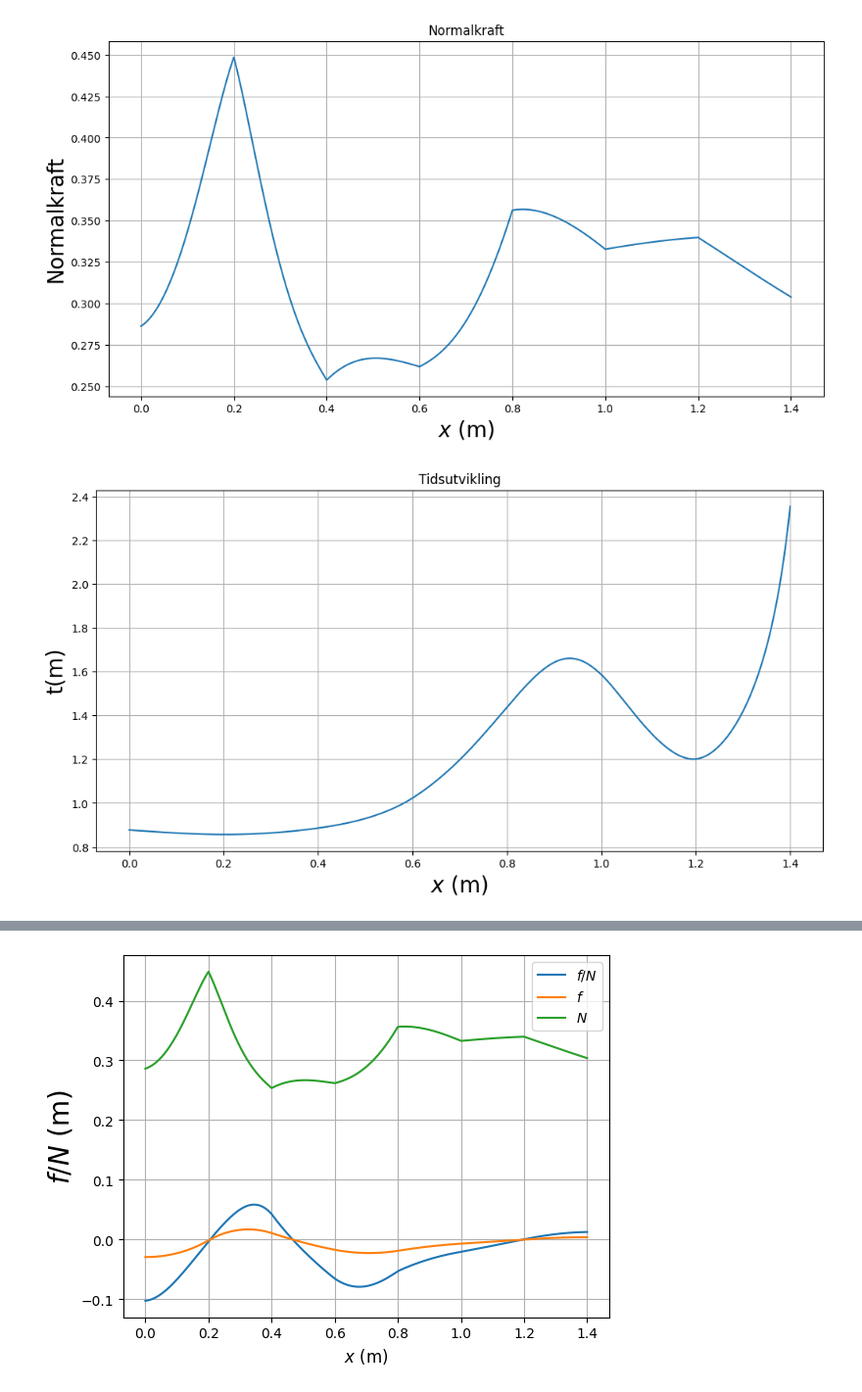
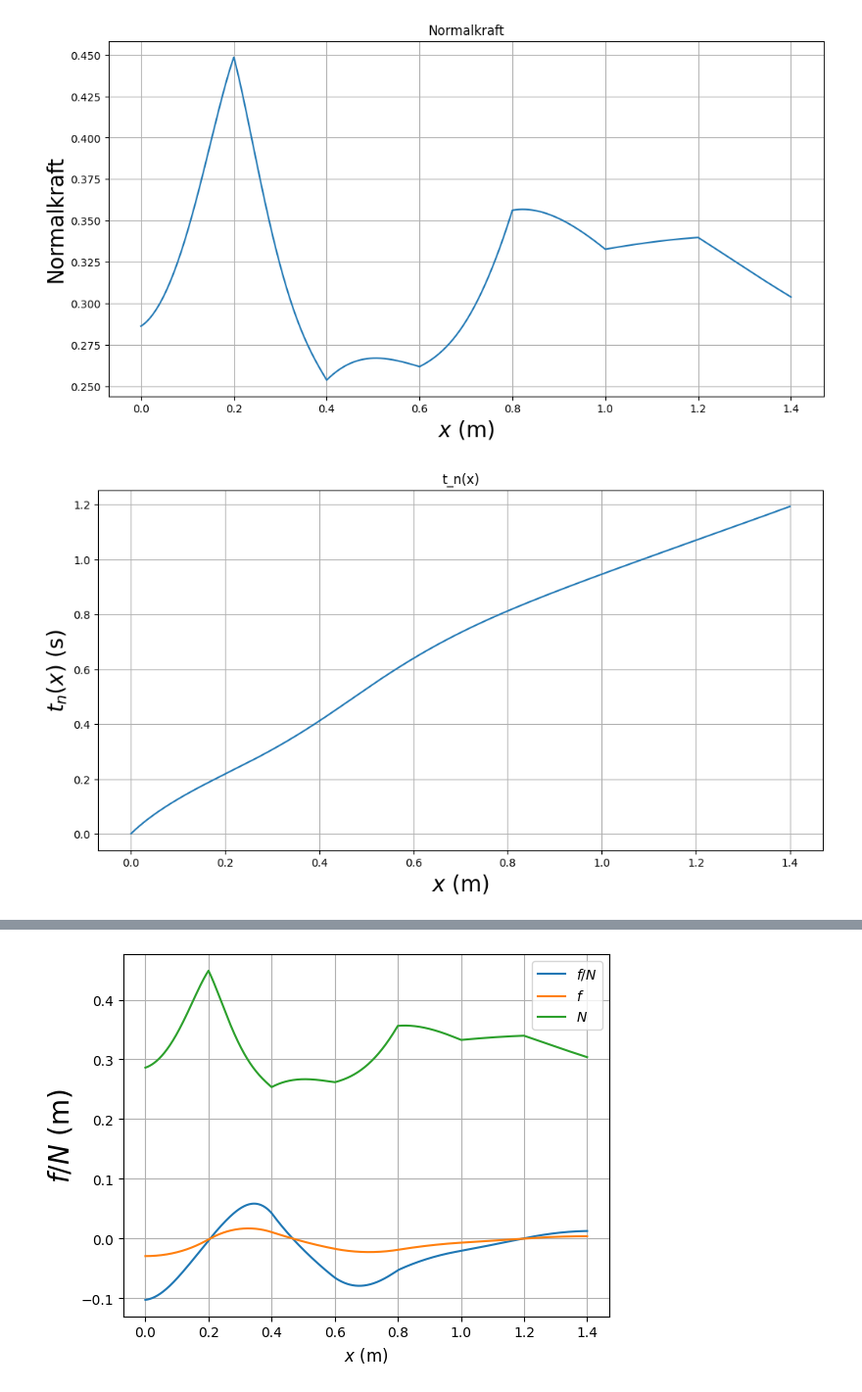
Before and after one commit to KSkrede/FysikkLab, a Jupyter notebook: FysikkLab.ipynb, the cells around one changed output, grey strips where cells are left out. Shown at 98% size. Cells and saved outputs as stored; diff of their text form; code cells hidden in the pictures.

```diff
--- a/FysikkLab.ipynb
+++ b/FysikkLab.ipynb
@@ -79,7 +79,7 @@ R = 0.011
 treghetmoment = c*M*R*R
 # %%
 # fart
-def v(x):
+def v():
     return np.sqrt((2*9.81*(y[0]-y)/1+c))
 # %%
 fart = plt.figure('y(x)', figsize=(12, 6))
@@ -94,6 +94,6 @@ plt.show()
 # %%
 # hellningsvinkel
-def betha(x):
+def betha():
     return np.arctan(dy)
 # %%
 beta = plt.figure('y(x)', figsize=(12, 6))
@@ -147,33 +147,41 @@ def friksjon(x):
 # %%
 
-def v_xn(n):
-    return v(n)*np.cos(betha(n))
+def v_xn():
+    return v()*np.cos(betha())
 
 
 def average_v_xn(n):
-    return 1/2 * (v_xn(n-1)+v_xn(n))
+    return 1/2 * (v_xn()[n]+v_xn()[n-1])
+
 
 
 def delta_tn(n):
     return dx/average_v_xn(n)
 
 
+def t(n):
+    result = 0
+    for i in range(1, n):
+        result += delta_tn(i)
+    return result
+
+
 def t_n(n):
     summe = 0
     summ = []
-    for i in range(1, len(n)+1):
+    for i in range(Nx):
         summe += delta_tn(i)
         summ.append(summe)
     return summ
 
 
-tidsutviling = plt.figure('y(x)', figsize=(12, 6))
-plt.plot(x, t_n(x)[0][::-1])
-plt.title('Tidsutvikling')
+plt.figure('y(x)', figsize=(12, 6))
+plt.plot(x, t_n(x))
+plt.title('t_n(x)')
 plt.xlabel('$x$ (m)', fontsize=20)
-plt.ylabel('t(m)', fontsize=20)
+plt.ylabel('$t_n(x)$ (s)', fontsize=20)
 plt.grid()
 plt.show()
 # %% [output]
-[figure, old version]
+[figure, new version]
 # %%
```
Also changed, not shown: parts of 8 cells of this notebook.
